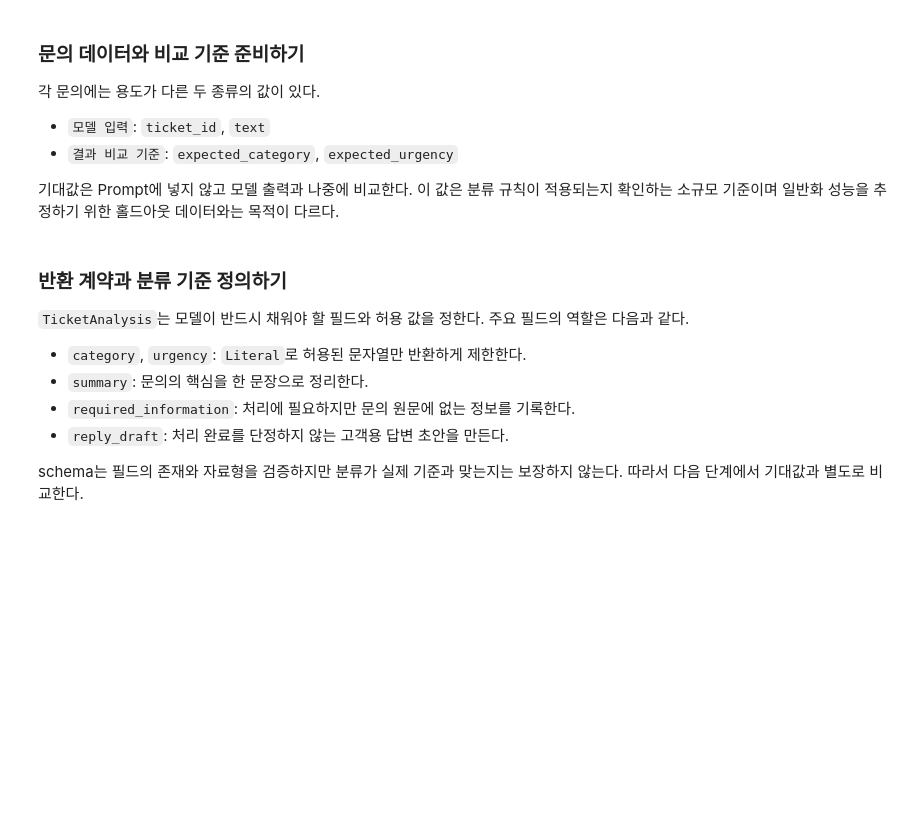
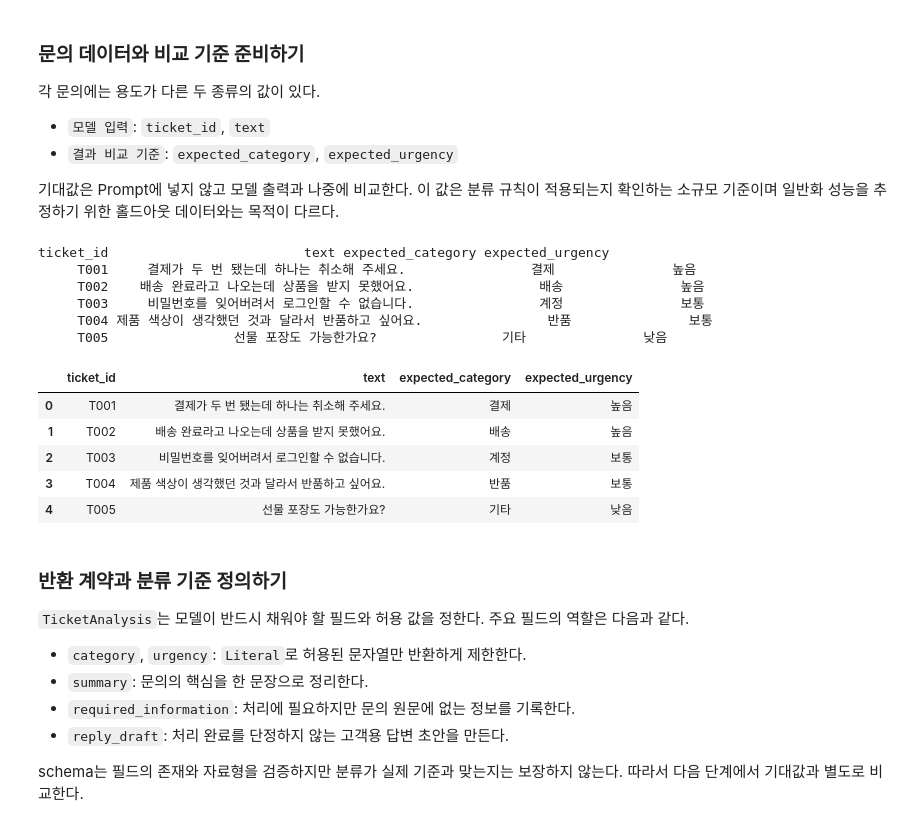
Before and after one commit to RabbitTasteDog-PRO/09_llm, a Jupyter notebook: 05_langchain/02_lagn_chain_component/01_model_io.ipynb, the cells around one changed output. Cells and saved outputs as stored; diff of their text form; code cells hidden in the pictures; blank space fills up the shorter version.

```diff
--- a/05_langchain/02_lagn_chain_component/01_model_io.ipynb
+++ b/05_langchain/02_lagn_chain_component/01_model_io.ipynb
@@ -462,33 +498,47 @@ ticket_cases = [
         "expected_urgency": "높음",
     },
     {
         "ticket_id": "T002",
         "text": "배송 완료라고 나오는데 상품을 받지 못했어요.",
         "expected_category": "배송",
         "expected_urgency": "높음",
     },
     {
         "ticket_id": "T003",
         "text": "비밀번호를 잊어버려서 로그인할 수 없습니다.",
         "expected_category": "계정",
         "expected_urgency": "보통",
     },
     {
         "ticket_id": "T004",
         "text": "제품 색상이 생각했던 것과 달라서 반품하고 싶어요.",
         "expected_category": "반품",
         "expected_urgency": "보통",
     },
     {
         "ticket_id": "T005",
         "text": "선물 포장도 가능한가요?",
         "expected_category": "기타",
         "expected_urgency": "낮음",
     },
 ]
 
 case_frame = pd.DataFrame(ticket_cases)
 print(case_frame.to_string(index=False))
+display(case_frame)
+# %% [output]
+ticket_id                         text expected_category expected_urgency
+     T001     결제가 두 번 됐는데 하나는 취소해 주세요.                결제               높음
+     T002    배송 완료라고 나오는데 상품을 받지 못했어요.                배송               높음
+     T003     비밀번호를 잊어버려서 로그인할 수 없습니다.                계정               보통
+     T004 제품 색상이 생각했던 것과 달라서 반품하고 싶어요.                반품               보통
+     T005                선물 포장도 가능한가요?                기타               낮음
+|  | ticket_id | text | expected_category | expected_urgency |
+| 0 | T001 | 결제가 두 번 됐는데 하나는 취소해 주세요. | 결제 | 높음 |
+| 1 | T002 | 배송 완료라고 나오는데 상품을 받지 못했어요. | 배송 | 높음 |
+| 2 | T003 | 비밀번호를 잊어버려서 로그인할 수 없습니다. | 계정 | 보통 |
+| 3 | T004 | 제품 색상이 생각했던 것과 달라서 반품하고 싶어요. | 반품 | 보통 |
+| 4 | T005 | 선물 포장도 가능한가요? | 기타 | 낮음 |
 # %% [markdown]
 ### 반환 계약과 분류 기준 정의하기
 
```
Also changed, not shown: parts of 18 cells of this notebook, 2 other files.
